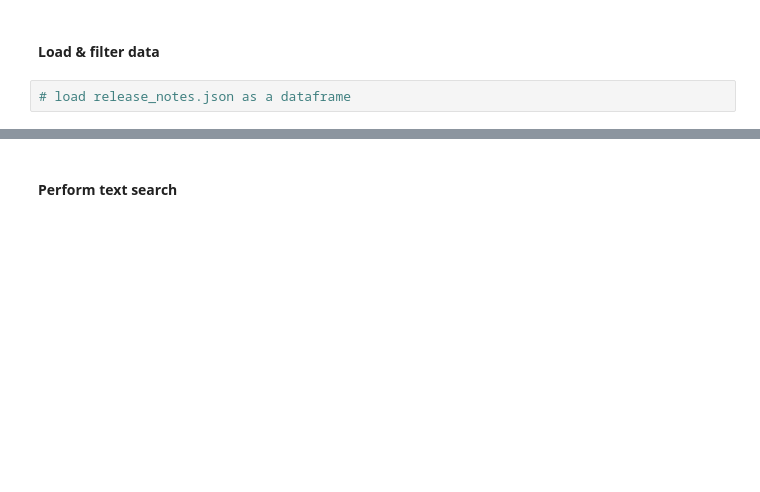
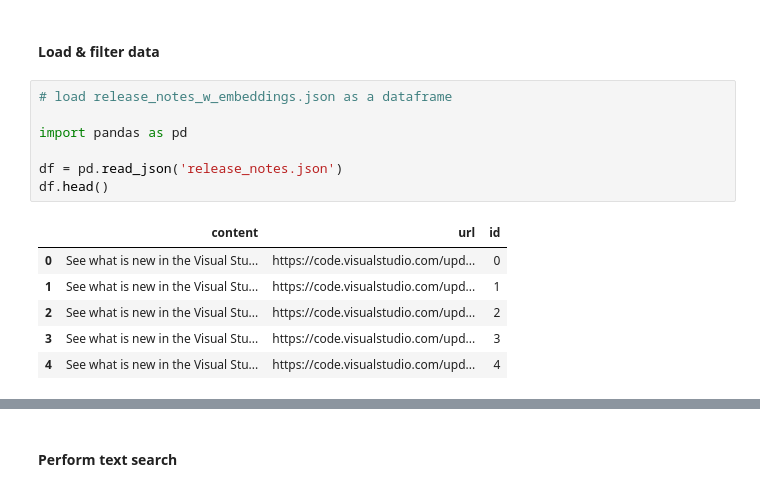
Before and after one commit to cwebster-99/social-assistant-rag, a Jupyter notebook: gh_model_exploration.ipynb, the cells around one changed output, grey strips where cells are left out. Saved outputs shown, nothing was run; the diff lists cells and outputs as text; blank space fills up the shorter version.

```diff
--- a/gh_model_exploration.ipynb
+++ b/gh_model_exploration.ipynb
@@ -49,4 +109,16 @@ print("\n".join([topic + "\n" for topic in key_topics]))
 # %% [markdown]
 #### Load & filter data
 # %%
-# load release_notes.json as a dataframe
+# load release_notes_w_embeddings.json as a dataframe
+
+import pandas as pd
+
+df = pd.read_json('release_notes.json')
+df.head()
+# %% [output]
+|  | content | url | id |
+| 0 | See what is new in the Visual Stu... | https://code.visualstudio.com/upd... | 0 |
+| 1 | See what is new in the Visual Stu... | https://code.visualstudio.com/upd... | 1 |
+| 2 | See what is new in the Visual Stu... | https://code.visualstudio.com/upd... | 2 |
+| 3 | See what is new in the Visual Stu... | https://code.visualstudio.com/upd... | 3 |
+| 4 | See what is new in the Visual Stu... | https://code.visualstudio.com/upd... | 4 |
```
Also changed, not shown: parts of 12 cells of this notebook, 2 other files.
